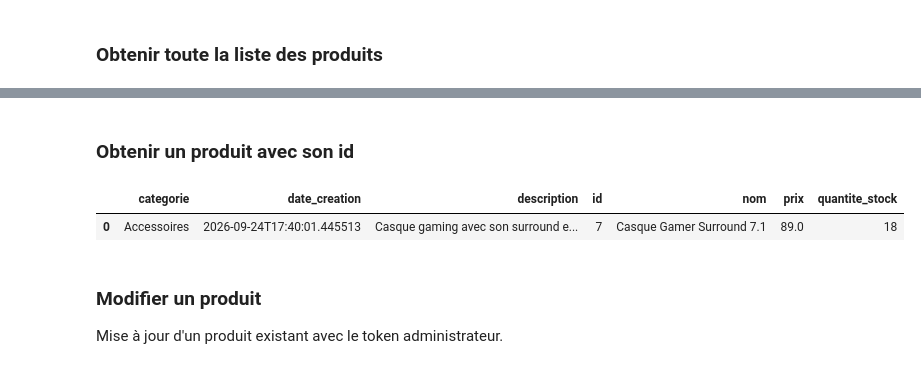
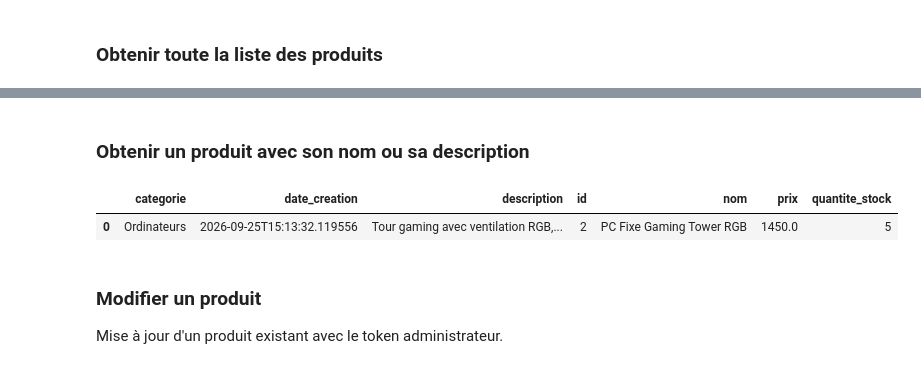
Before and after one commit to Kevin-Le-Grand/flask_e_market, a Jupyter notebook: test.ipynb, the cells around one changed output, grey strips where cells are left out. Cells and saved outputs as stored; diff of their text form; code cells hidden in the pictures.

```diff
--- a/test.ipynb
+++ b/test.ipynb
@@ -347,21 +347,24 @@ df
 # %% [markdown]
-### Obtenir un produit avec son id
+### Obtenir un produit avec son nom ou sa description
 # %%
-def get_product_by_id(token, id_product):
+def get_product_by_name_or_description(token, nom, description):
     headers = {"Authorization": f"Bearer {token}"} if token else {}
     response = requests.get(
-        f"http://localhost:5000/api/produits/{id_product}",
+        f"http://localhost:5000/api/produits/",
         headers=headers,
+        params={"nom": nom, "description": description}
     )
     return response.status_code, response.json()
 
-status, body = get_product_by_id(client_token, 7)
-
-product_by_id = pd.DataFrame([body])
-product_by_id
+status, body = get_product_by_name_or_description(client_token, "Pc", "Tour")
+if status != 200:
+    print(f"Erreur {status}: {body}")
+else:
+    product_by_name_or_description = pd.DataFrame(body)
+    display(product_by_name_or_description)
 # %% [output]
 |  | categorie | date_creation | description | id | nom | prix | quantite_stock |
-| 0 | Accessoires | 2026-09-24T17:40:01.445513 | Casque gaming avec son surround e... | 7 | Casque Gamer Surround 7.1 | 89.0 | 18 |
+| 0 | Ordinateurs | 2026-09-25T15:13:32.119556 | Tour gaming avec ventilation RGB,... | 2 | PC Fixe Gaming Tower RGB | 1450.0 | 5 |
 # %% [markdown]
 ### Modifier un produit
 
```
Also changed, not shown: parts of 8 cells of this notebook, 3 other files.
